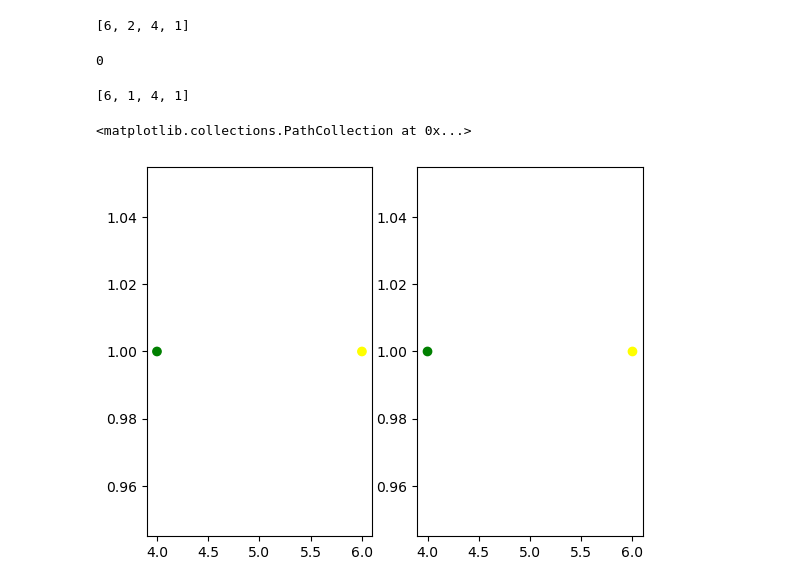
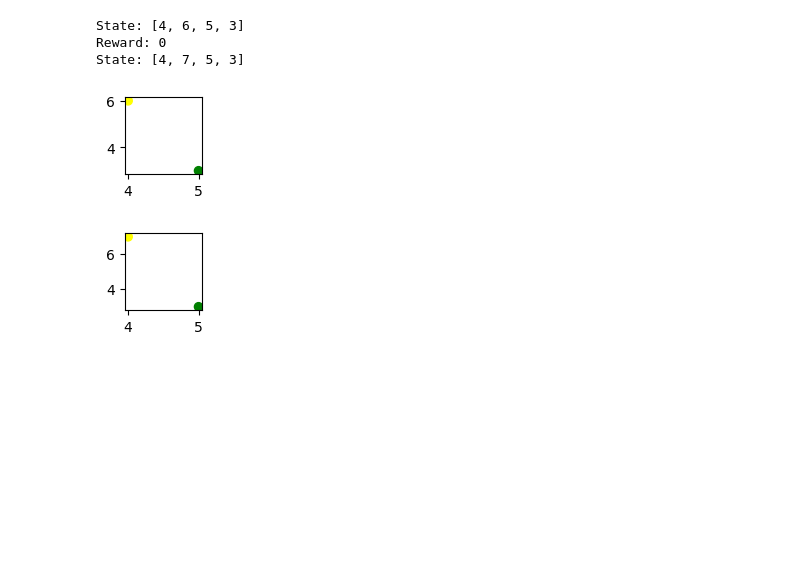
Before and after one commit to xav-nal/Deep-Reinforcement-Learning-from-Human-preferences, a Jupyter notebook: training.ipynb, the cells around one changed output. Saved outputs shown, nothing was run; the diff lists cells and outputs as text; code cells hidden in the pictures; blank space fills up the shorter version.

```diff
--- a/training.ipynb
+++ b/training.ipynb
@@ -16,6 +16,17 @@ import torch.nn as nn
 import torch.optim as optim
 import torch.nn.functional as F
 import torchvision.transforms as T
+# %%
+#from helpers import display_state
+def display_state(state):
+    fig, ax = plt.subplots(figsize=(1, 1))
+
+    colors = ['yellow','green']
+
+    color_indices = [0, 1]
+    colormap = matplotlib.colors.ListedColormap(colors)
+
+    ax.scatter([env.state[0], env.state[2]] , [env.state[1],env.state[3]], c=color_indices, cmap=colormap)
 # %%
 class Rewarder(nn.Module):
     def __init__(self, num_hidden_units, input_dim):
@@ -66,6 +77,9 @@ class GridWorld():
     def step(self, action):
         self.step_count += 1
 
+        if (self.step_count == 0 % 10):
+            print('count: ', self.step_count)
+
         if action == 0: #up
             self.state[1] += 1
 
@@ -83,7 +97,7 @@ class GridWorld():
             # reward function
             # with torch.no_grad():
             #    reward = int(rewarder(torch.unsqueeze(self.state, 0), training=False)[0])
-            reward = int(rewarder(self.state))
+            reward = int(rewarder(torch.Tensor(self.state).reshape(1,4)))
             playing = False
 
             return reward, playing
@@ -102,37 +116,33 @@ class GridWorld():
         # reward function
         #with torch.no_grad():
         #    reward = int(rewarder(torch.unsqueeze(self.state, 0), training=False)[0])
-        reward = int(rewarder(torch.Tensor(self.state)))
+        reward = int(rewarder(torch.Tensor(self.state).reshape(1,4)))
 
         return reward, playing
 # %%
+# test env
 rewarder = Rewarder(num_hidden_units = 64, input_dim = 4)
+optimizer_rewarder = optim.Adam(rewarder.rewarder_net.parameters(), lr = 1e-2)
+
 agent = Actor(num_actions = 4, num_hidden_units = 64, input_dim = 4)
+optimizer_actor = optim.Adam(agent.actor_net.parameters(), lr = 1e-2)
+
+criterion = nn.CrossEntropyLoss()
+
+
 env = GridWorld()
-env.state
+print('State:', env.state)
+display_state(env.state)
+
+action_proba = agent(torch.Tensor(env.state).reshape(1,4))
+action_index = torch.argmax(action_proba)
+reward, playing = env.step(action_index)
+print('Reward:',reward)
+print('State:', env.state)
+display_state(env.state)
 # %% [output]
-[6, 2, 4, 1]
+State: [4, 6, 5, 3]
+Reward: 0
+State: [4, 7, 5, 3]
+[figure, added]
+[figure, added]
-# %%
-action_proba = agent(torch.Tensor(env.state))
-action_index = torch.argmax(action_proba)
-reward, playing = env.step(action_index)
-reward
-# %% [output]
-0
-# %%
-env.state
-# %% [output]
-[6, 1, 4, 1]
-# %%
-fig, ax = plt.subplots(1,2)
-colors = ['yellow','green']
-
-color_indices = [0, 1]
-colormap = matplotlib.colors.ListedColormap(colors)
-
-ax[0].scatter([env.state[0], env.state[2]] , [env.state[1],env.state[3]], c=color_indices, cmap=colormap)
-
-ax[1].scatter([env.state[0], env.state[2]] , [env.state[1],env.state[3]], c=color_indices, cmap=colormap)
-# %% [output]
-<matplotlib.collections.PathCollection at 0x...>
-[figure, removed]
```
Also changed, not shown: parts of 22 cells of this notebook.
